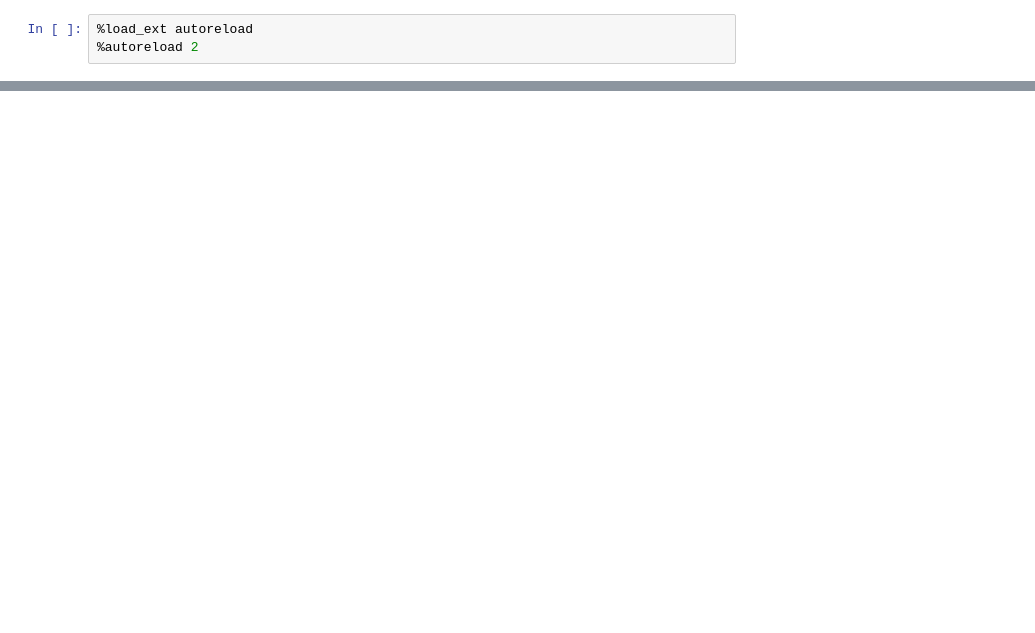
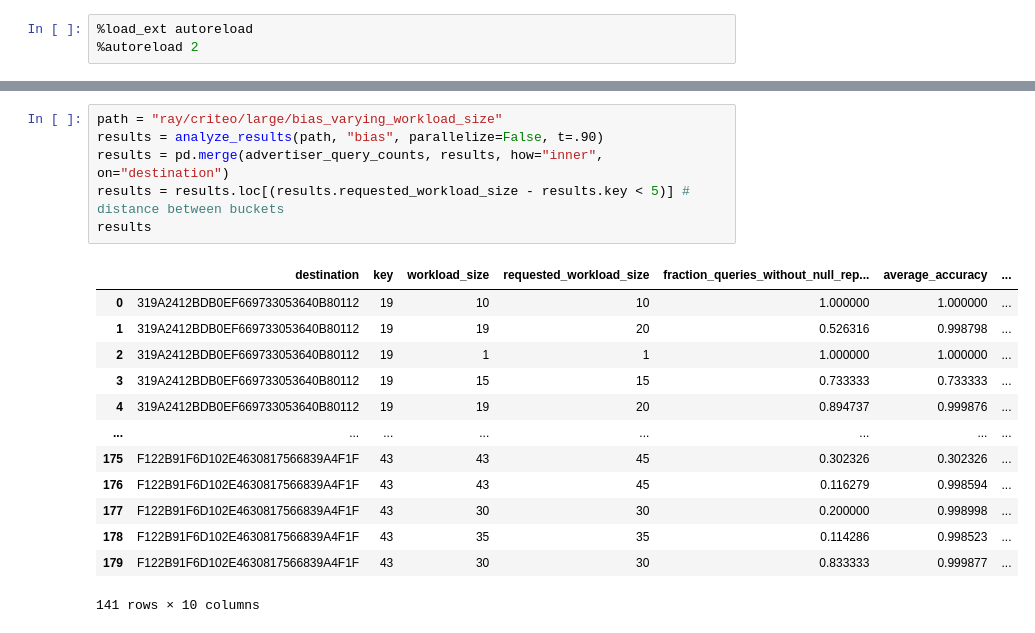
Before and after one commit to columbia/cookiemonster, a Jupyter notebook: notebooks/criteo_analysis.ipynb, the cells around one changed output, grey strips where cells are left out. Cells and saved outputs as stored; diff of their text form; blank space fills up the shorter version.

```diff
--- a/notebooks/criteo_analysis.ipynb
+++ b/notebooks/criteo_analysis.ipynb
@@ -10,0 +21,20 @@ from utils import analyze_results, plot_null_reports_analysis
+# %%
+path = "ray/criteo/large/bias_varying_workload_size"
+results = analyze_results(path, "bias", parallelize=False, t=.90)
+results = pd.merge(advertiser_query_counts, results, how="inner", on="destination")
+results = results.loc[(results.requested_workload_size - results.key < 5)] # distance between buckets
+results
+# %% [output]
+|  | destination | key | workload_size | requested_workload_size | fraction_queries_without_null_rep... | average_accuracy | ... |
+| 0 | 319A2412BDB0EF669733053640B80112 | 19 | 10 | 10 | 1.000000 | 1.000000 | ... |
+| 1 | 319A2412BDB0EF669733053640B80112 | 19 | 19 | 20 | 0.526316 | 0.998798 | ... |
+| 2 | 319A2412BDB0EF669733053640B80112 | 19 | 1 | 1 | 1.000000 | 1.000000 | ... |
+| 3 | 319A2412BDB0EF669733053640B80112 | 19 | 15 | 15 | 0.733333 | 0.733333 | ... |
+| 4 | 319A2412BDB0EF669733053640B80112 | 19 | 19 | 20 | 0.894737 | 0.999876 | ... |
+| ... | ... | ... | ... | ... | ... | ... | ... |
+| 175 | F122B91F6D102E4630817566839A4F1F | 43 | 43 | 45 | 0.302326 | 0.302326 | ... |
+| 176 | F122B91F6D102E4630817566839A4F1F | 43 | 43 | 45 | 0.116279 | 0.998594 | ... |
+| 177 | F122B91F6D102E4630817566839A4F1F | 43 | 30 | 30 | 0.200000 | 0.998998 | ... |
+| 178 | F122B91F6D102E4630817566839A4F1F | 43 | 35 | 35 | 0.114286 | 0.998523 | ... |
+| 179 | F122B91F6D102E4630817566839A4F1F | 43 | 30 | 30 | 0.833333 | 0.999877 | ... |
+141 rows × 10 columns
```
Also changed, not shown: parts of 17 cells of this notebook, 9 other files.
